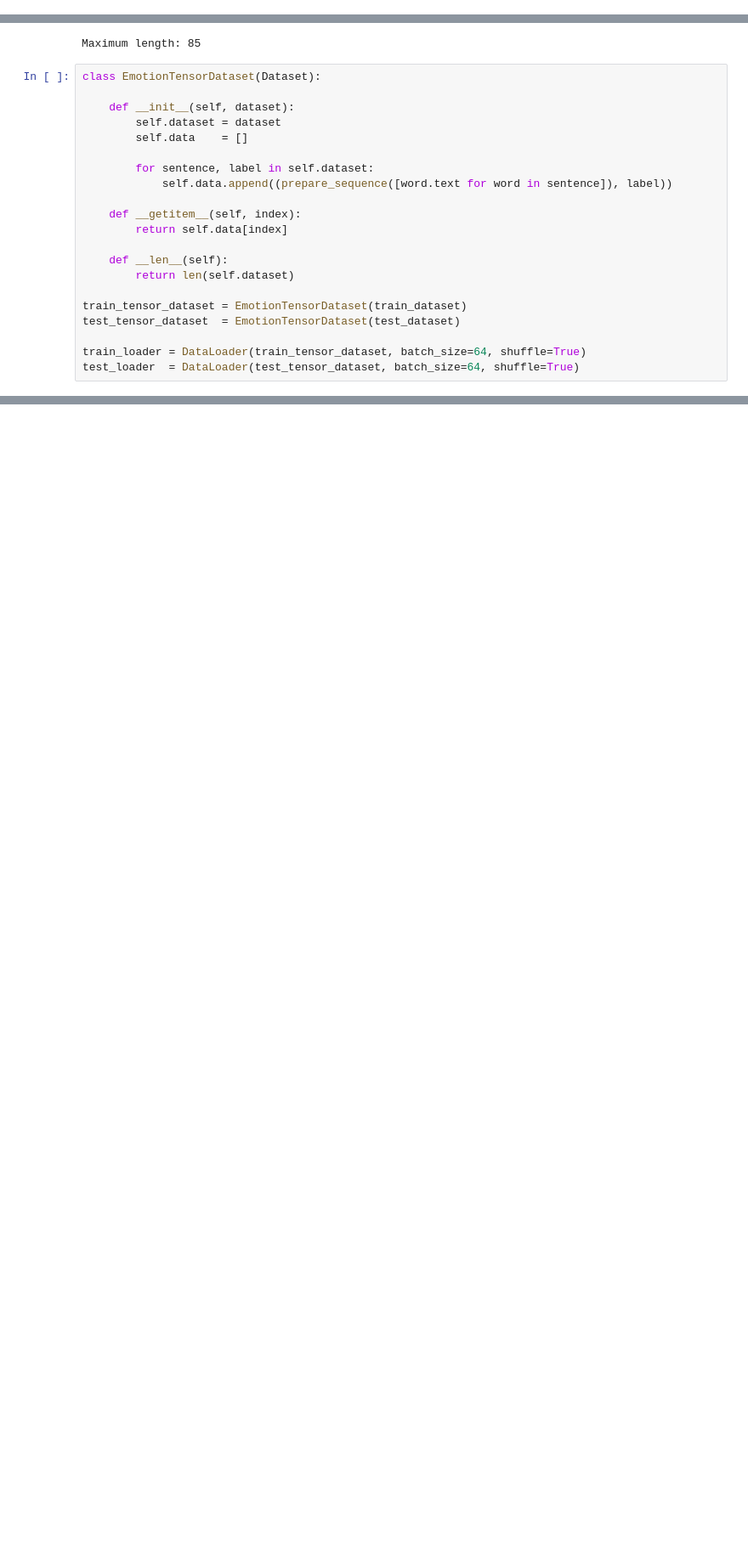
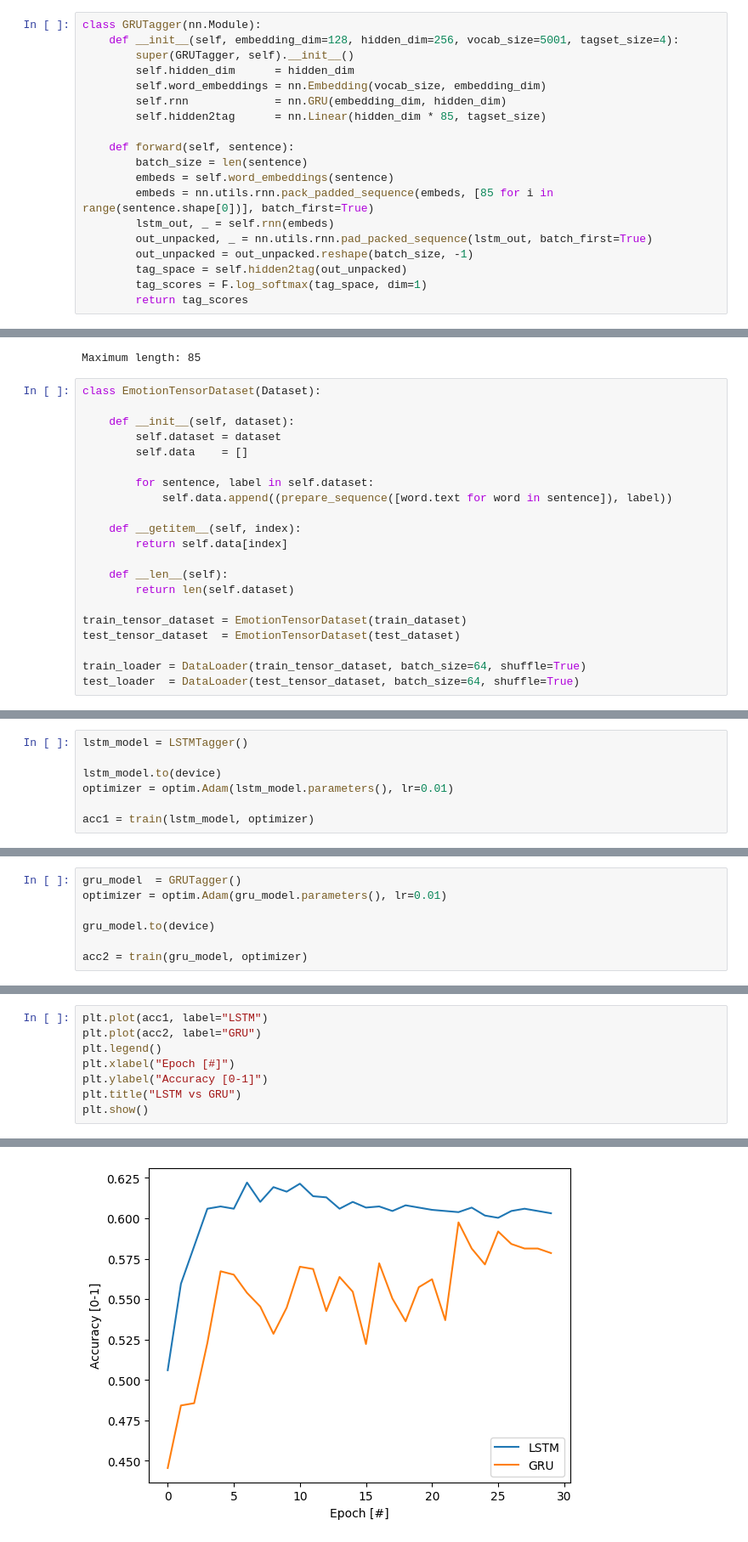
Before and after one commit to Layxe/DataDroids-Project, a Jupyter notebook: Task05.ipynb, the cells around one changed output, grey strips where cells are left out. Shown: that part at 85% size. Saved outputs shown, nothing was run; the diff lists cells and outputs as text; blank space fills up the shorter version.

```diff
--- a/Task05.ipynb
+++ b/Task05.ipynb
@@ -110,5 +104,24 @@ class LSTMTagger(nn.Module):
         tag_space = self.hidden2tag(out_unpacked)
         tag_scores = F.log_softmax(tag_space, dim=1)
         return tag_scores
+# %%
+class GRUTagger(nn.Module):
+    def __init__(self, embedding_dim=128, hidden_dim=256, vocab_size=5001, tagset_size=4):
+        super(GRUTagger, self).__init__()
+        self.hidden_dim      = hidden_dim
+        self.word_embeddings = nn.Embedding(vocab_size, embedding_dim)
+        self.rnn             = nn.GRU(embedding_dim, hidden_dim)
+        self.hidden2tag      = nn.Linear(hidden_dim * 85, tagset_size)
+
+    def forward(self, sentence):
+        batch_size = len(sentence)
+        embeds = self.word_embeddings(sentence)
+        embeds = nn.utils.rnn.pack_padded_sequence(embeds, [85 for i in range(sentence.shape[0])], batch_first=True)
+        lstm_out, _ = self.rnn(embeds)
+        out_unpacked, _ = nn.utils.rnn.pad_packed_sequence(lstm_out, batch_first=True)
+        out_unpacked = out_unpacked.reshape(batch_size, -1)
+        tag_space = self.hidden2tag(out_unpacked)
+        tag_scores = F.log_softmax(tag_space, dim=1)
+        return tag_scores
 # %%
 device = torch.device("cuda" if torch.cuda.is_available() else "cpu")
@@ -262,0 +242,7 @@ Final accuracy: 0.5819845179451091
+# %%
+lstm_model = LSTMTagger()
+
+lstm_model.to(device)
+optimizer = optim.Adam(lstm_model.parameters(), lr=0.01)
+
+acc1 = train(lstm_model, optimizer)
@@ -262,0 +267,7 @@ Final accuracy: 0.5819845179451091
+# %%
+gru_model  = GRUTagger()
+optimizer = optim.Adam(gru_model.parameters(), lr=0.01)
+
+gru_model.to(device)
+
+acc2 = train(gru_model, optimizer)
@@ -262,0 +292,9 @@ Final accuracy: 0.5819845179451091
+# %%
+plt.plot(acc1, label="LSTM")
+plt.plot(acc2, label="GRU")
+plt.legend()
+plt.xlabel("Epoch [#]")
+plt.ylabel("Accuracy [0-1]")
+plt.title("LSTM vs GRU")
+plt.show()
+# %% [output]
@@ -262,0 +302 @@ Final accuracy: 0.5819845179451091
+[figure, added]
```
Also changed, not shown: parts of 8 cells of this notebook.
